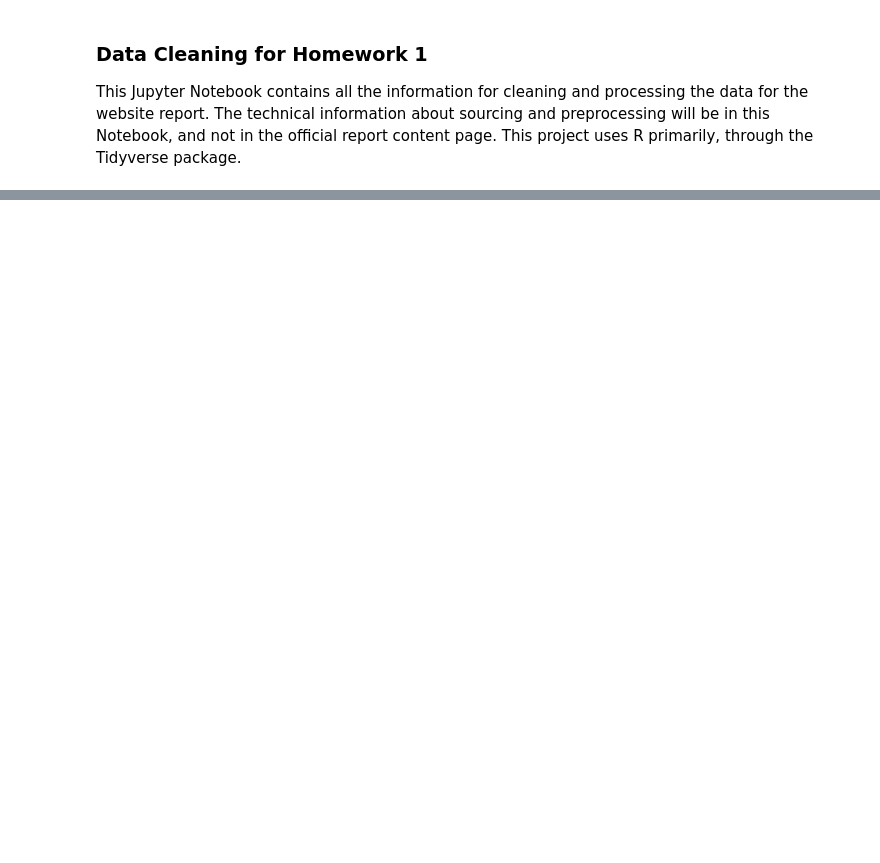
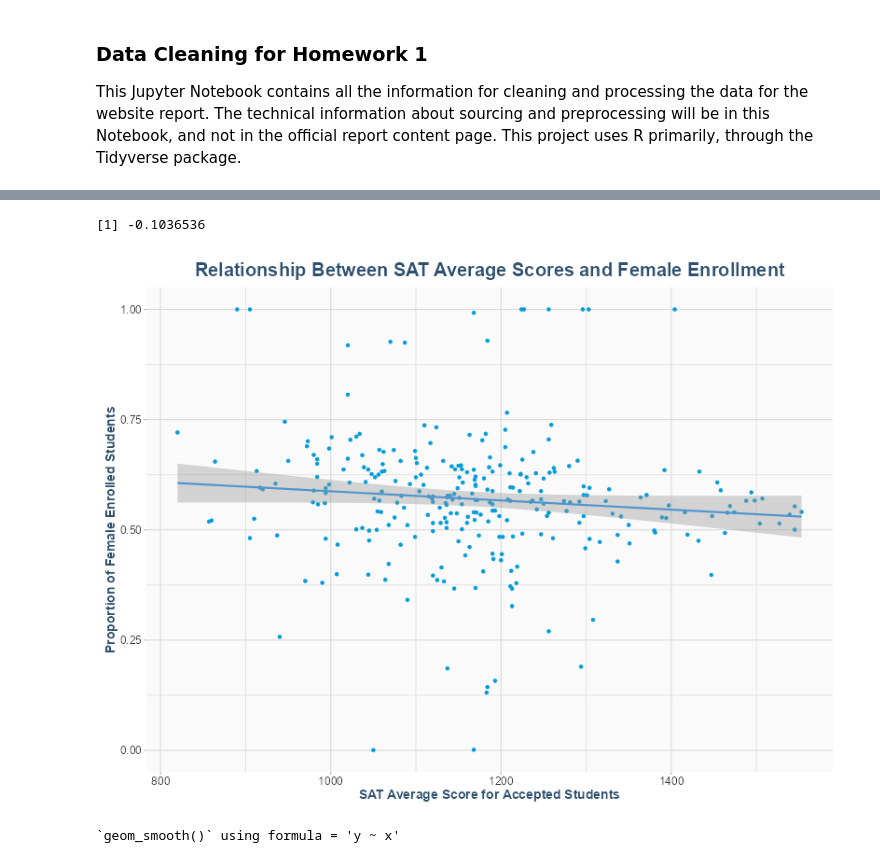
Before and after one commit to kyking077-svg/hw_1_5900, a Jupyter notebook: data/data_cleaning.ipynb, the cells around one changed output, grey strips where cells are left out. Cells and saved outputs as stored; diff of their text form; code cells hidden in the pictures; blank space fills up the shorter version.

```diff
--- a/data/data_cleaning.ipynb
+++ b/data/data_cleaning.ipynb
@@ -72,0 +273,16 @@ columns_to_select <- c('UNITID','INSTNM','CITY','STABBR','ZIP','HIGHDEG',
+# %%
+correlation <- cor(admin_df$SAT_AVG, admin_df$UGDS_WOMEN, method = 'pearson')
+print(correlation)
+
+ggplot(admin_df, aes(x = SAT_AVG, y = UGDS_WOMEN)) +
+  geom_point(col=sat_blue) +
+  labs(title = "Relationship Between SAT Average Scores and Female Enrollment",
+        x= "SAT Average Score for Accepted Students",
+      y = "Proportion of Female Enrolled Students")+
+   geom_smooth(
+    method = "lm", col = 'steelblue3'
+  )
+# %% [output]
+[1] -0.1036536
+[figure, added]
+`geom_smooth()` using formula = 'y ~ x'
```
Also changed, not shown: parts of 37 cells of this notebook, 35 other files.
